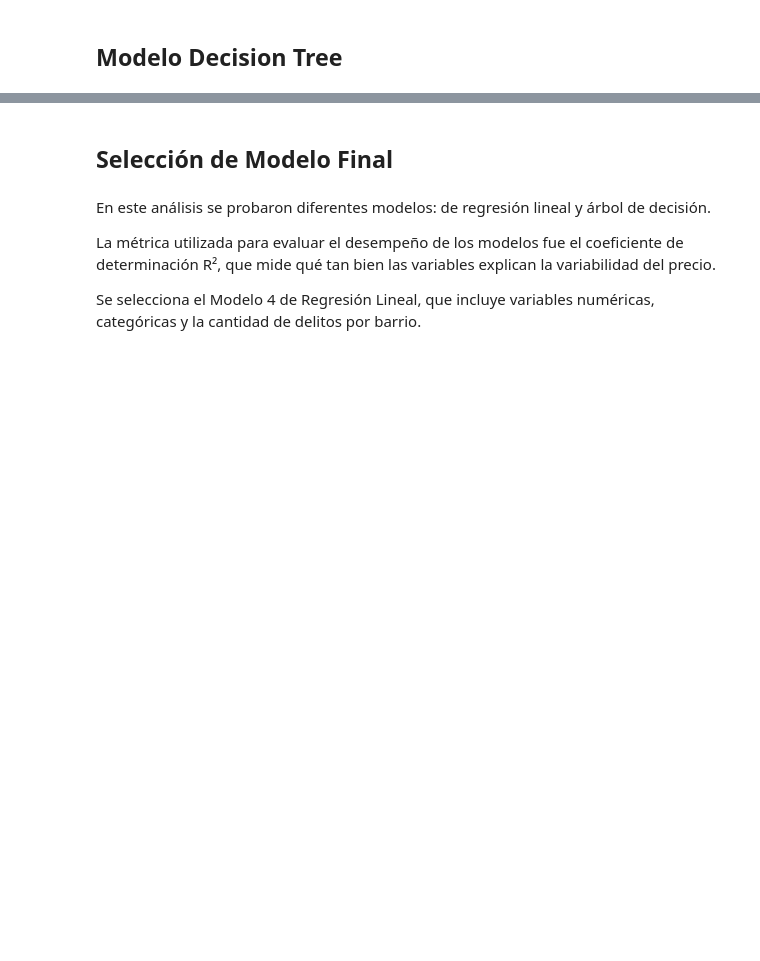
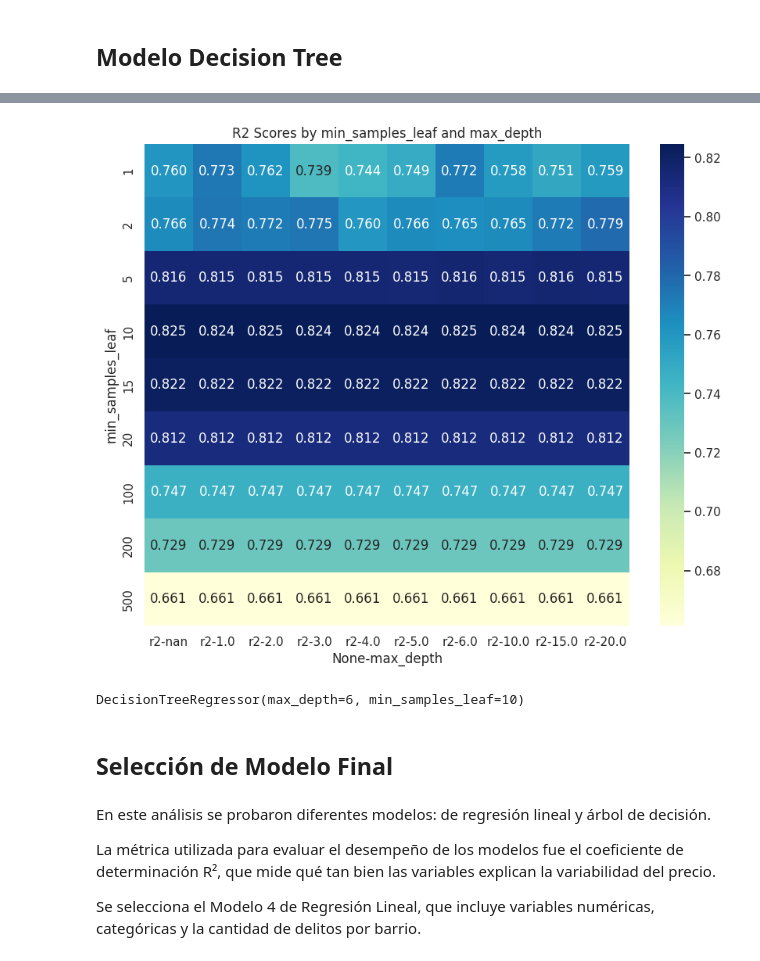
Before and after one commit to caro6852lq/MachineLearning_PredictPricesProperties, a Jupyter notebook: Notebook/notebook.ipynb, the cells around one changed output, grey strips where cells are left out. Cells and saved outputs as stored; diff of their text form; code cells hidden in the pictures; blank space fills up the shorter version.

Commit message:
Modelo DTR

```diff
--- a/Notebook/notebook.ipynb
+++ b/Notebook/notebook.ipynb
@@ -470,0 +465,6 @@ r2_score(y_test, y_pred)
+# %%
+#Hago la predicción con VAL
+y_pred = dtr.predict(X_val)
+
+#Mido el modelo
+r2_score(y_val, y_pred)
@@ -470,0 +475,14 @@ r2_score(y_test, y_pred)
+# %%
+depths = [1, 2, 3, 4, 5, 6, 10, 15, 20, None]
+
+for depth in depths:
+    dtr = DecisionTreeRegressor(max_depth=depth)
+    dtr.fit(X_train, y_train)
+
+    #Hago la predicción
+    y_pred = dtr.predict(X_val)
+
+    #Mido el modelo
+    r2 = r2_score(y_val, y_pred)
+
+    print('%4s -> %.3f' % (depth, r2))
@@ -470,0 +500,16 @@ r2_score(y_test, y_pred)
+# %%
+scores = []
+
+for d in [1, 2, 3, 4, 5, 6, 10, 15, 20, None]:
+    for s in [1, 2, 5, 10, 15, 20, 100, 200, 500]:
+        dtr = DecisionTreeRegressor(max_depth=depth, min_samples_leaf=s)
+        dtr.fit(X_train, y_train)
+
+        #Hago la predicción y mido el modelo
+        y_pred = dtr.predict(X_val)
+        r2 = r2_score(y_val, y_pred)
+
+        scores.append((d, s, r2))
+
+columns = ['max_depth', 'min_samples_leaf', 'r2']
+df_scores = pd.DataFrame(scores, columns=columns)
@@ -471,3 +525,18 @@ r2_score(y_test, y_pred)
+# %%
+plt.figure(figsize=(10, 8))  # ancho x alto, podés ajustar los valores
+df_scores_pivot = df_scores.pivot(index='min_samples_leaf', columns=['max_depth'], values=['r2'])
+sns.heatmap(df_scores_pivot, annot=True, fmt=".3f", cmap="YlGnBu")
+
+plt.title("R2 Scores by min_samples_leaf and max_depth")
+plt.show()
+# %% [output]
+[figure, added]
+# %%
+## Modelo con parámetros ajustados
+dtr = DecisionTreeRegressor(max_depth=6, min_samples_leaf=10)
+dtr.fit(X_train, y_train)
+# %% [output]
+DecisionTreeRegressor(max_depth=6, min_samples_leaf=10)
 # %% [markdown]
 ## Selección de Modelo Final
 # %% [markdown]
```
Also changed, not shown: parts of 13 cells of this notebook.
